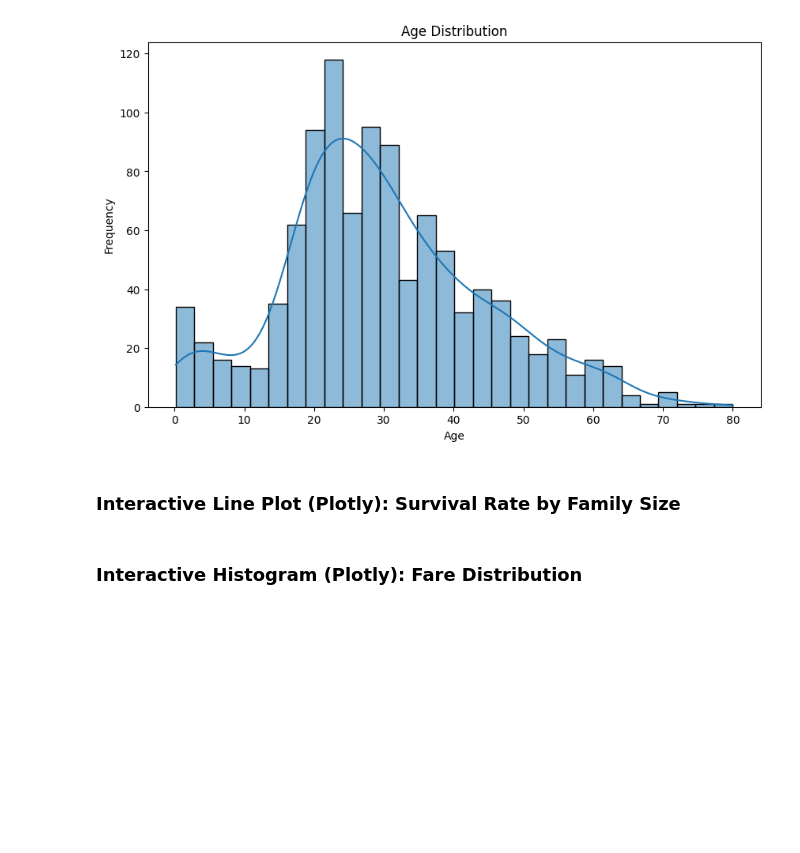
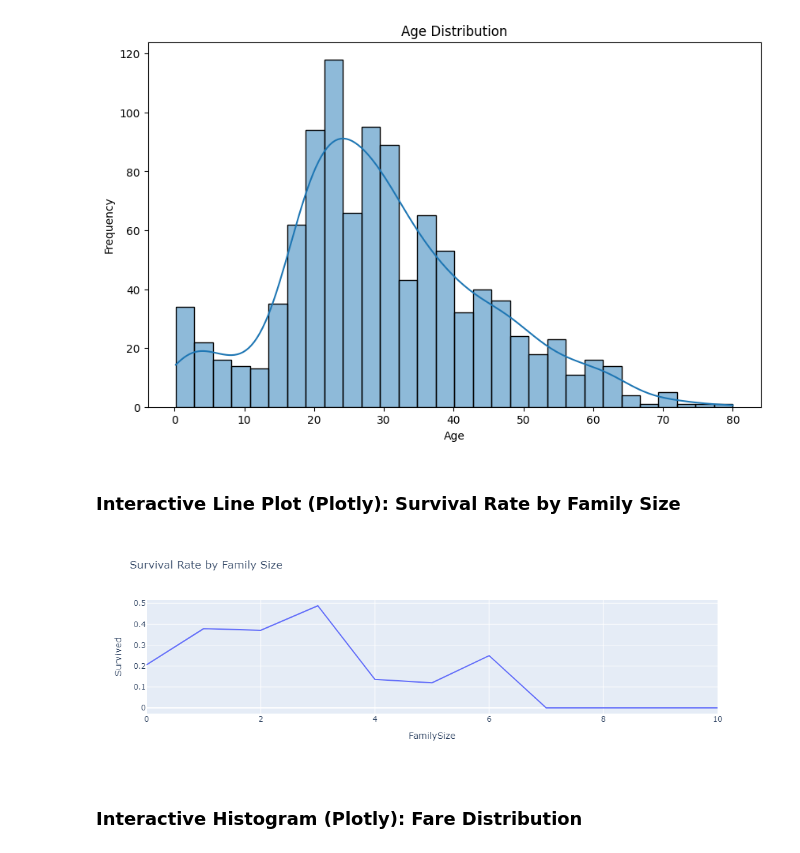
Before and after one commit to Hisoka742/spbu_python_course, a Jupyter notebook: project/Jupyter/Titanic_Analysis.ipynb, the cells around one changed output. Saved outputs shown, nothing was run; the diff lists cells and outputs as text; code cells hidden in the pictures; blank space fills up the shorter version.

```diff
--- a/project/Jupyter/Titanic_Analysis.ipynb
+++ b/project/Jupyter/Titanic_Analysis.ipynb
@@ -19,7 +19,7 @@ def preprocess_data(data):
     data["Survived"] = data["Survived"].astype("category")
     data["Pclass"] = data["Pclass"].astype("category")
     data["Sex"] = data["Sex"].astype("category")
-    data["FamilySize"] = pd.to_numeric(data["FamilySize"], errors="coerce")
+    data["FamilySize"] = data["SibSp"] + data["Parch"]
     data["CabinBool"] = data["Cabin"].notnull().astype(int)
     return data
 
@@ -124,6 +122,17 @@ plt.show()
 [figure]
 # %% [markdown]
 ### Interactive Line Plot (Plotly): Survival Rate by Family Size
+# %%
+survival_by_family = data.groupby("FamilySize")["Survived"].mean().reset_index()
+fig = px.line(
+    survival_by_family,
+    x="FamilySize",
+    y="Survived",
+    title="Survival Rate by Family Size",
+)
+fig.show()
+# %% [output]
+[figure, added]
 # %% [markdown]
 ### Interactive Histogram (Plotly): Fare Distribution
 # %%
```
Also changed, not shown: parts of 2 cells of this notebook.
